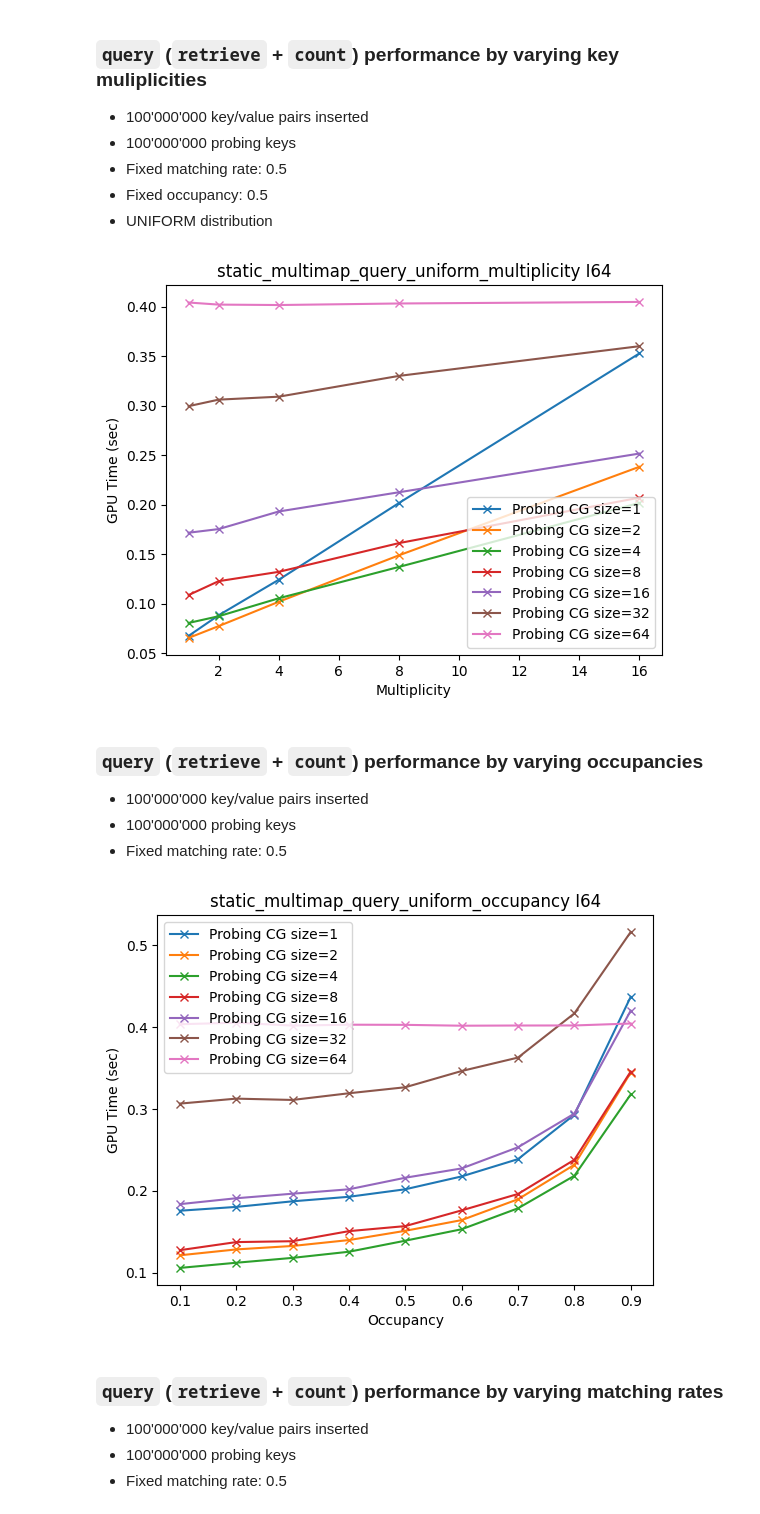
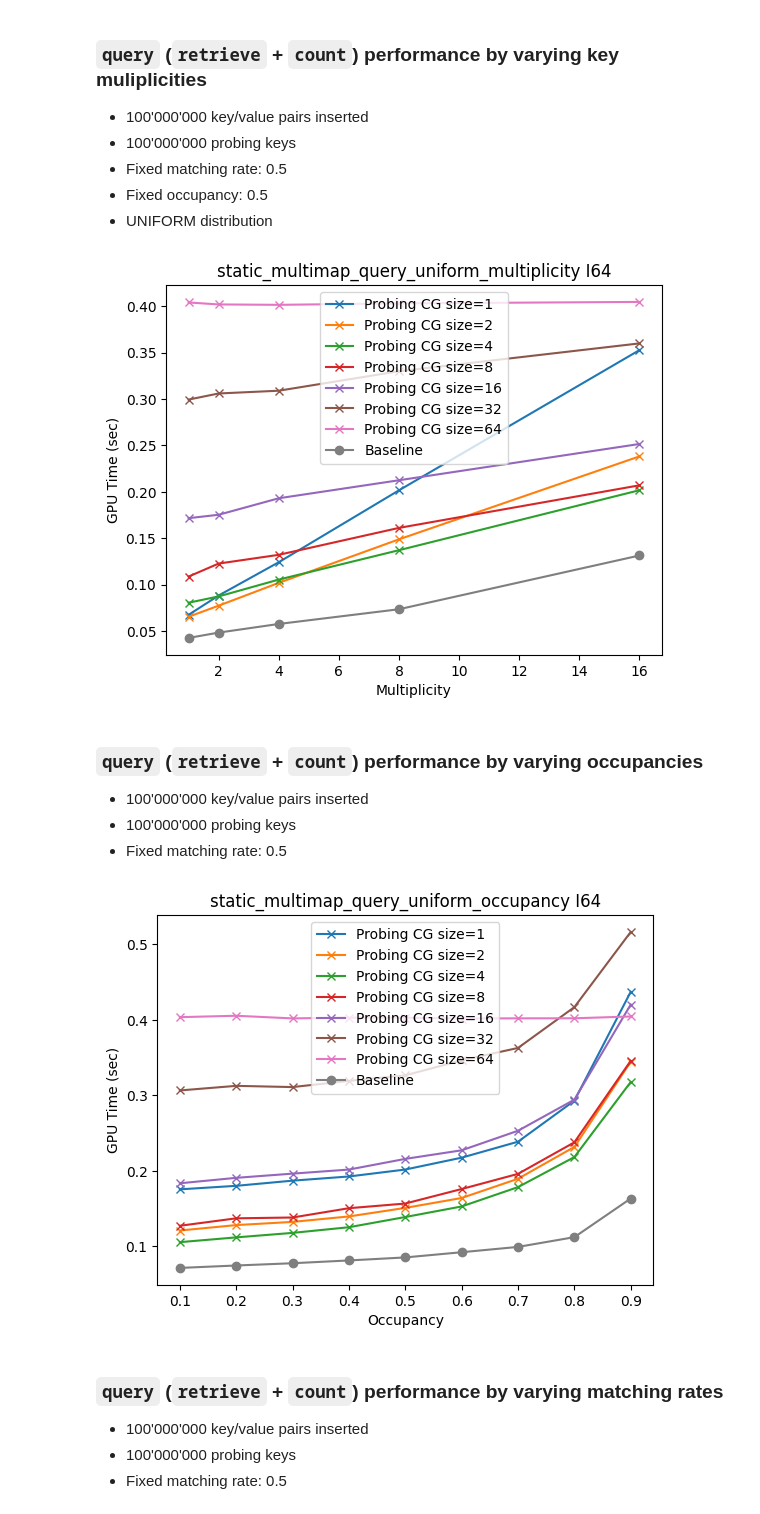
Before and after one commit to ROCm/hipCollections, a Jupyter notebook: benchmarks/analysis/notebooks/StaticMultimap_HIP_CG_analysis.ipynb, the cells around one changed output. Cells and saved outputs as stored; diff of their text form; code cells hidden in the pictures.

Commit message:
added plotting of basline variant to CG performance analysis notebook

```diff
--- a/benchmarks/analysis/notebooks/StaticMultimap_HIP_CG_analysis.ipynb
+++ b/benchmarks/analysis/notebooks/StaticMultimap_HIP_CG_analysis.ipynb
@@ -233,6 +287,10 @@ for bm in unique_bms:
         for group_name, group_data in groups:
           plt.plot(group_data[x_param], group_data["GPU Time (sec)"], label="Probing CG size="+str(group_name), marker="x")
 
+        if plot_baseline:
+          tmpdf_base = perfdf_baseline[(perfdf_baseline["Benchmark"] == bm) & (perfdf_baseline["Key"]==key_type)]
+          plt.plot(tmpdf_base[x_param], tmpdf_base["GPU Time (sec)"], label="Baseline", marker="o")
+
           plt.title(bm+ " "+ key_type)
           plt.xlabel(x_param)
           plt.ylabel("GPU Time (sec)")
@@ -260,6 +318,10 @@ for bm in unique_bms:
         for group_name, group_data in groups:
           plt.plot(group_data[x_param], group_data["GPU Time (sec)"], label="Probing CG size="+str(group_name), marker="x")
 
+        if plot_baseline:
+          tmpdf_base = perfdf_baseline[(perfdf_baseline["Benchmark"] == bm) & (perfdf_baseline["Key"]==key_type)]
+          plt.plot(tmpdf_base[x_param], tmpdf_base["GPU Time (sec)"], label="Baseline", marker="o")
+
           plt.title(bm+ " "+ key_type)
           plt.xlabel(x_param)
           plt.ylabel("GPU Time (sec)")
@@ -274,5 +336,25 @@ for bm in unique_bms:
 <li>Fixed occupancy: 0.5</li>
 </ul>
 # %%
-static_multimap_query_uniform_multiplicity
+for bm in unique_bms:
+    flag = "static_multimap_retrieve_uniform_matching_rate" == bm
+    x_param = "MatchingRate"
+    key_type = "I64"
+
+    if flag:
+        tmpdf = perfdf[(perfdf["Benchmark"] == bm) & (perfdf["Key"]==key_type)]
+
+        groups = tmpdf.groupby("ProbingCGSize")
+
+        for group_name, group_data in groups:
+          plt.plot(group_data[x_param], group_data["GPU Time (sec)"], label="Probing CG size="+str(group_name), marker="x")
+
+        if plot_baseline:
+          tmpdf_base = perfdf_baseline[(perfdf_baseline["Benchmark"] == bm) & (perfdf_baseline["Key"]==key_type)]
+          plt.plot(tmpdf_base[x_param], tmpdf_base["GPU Time (sec)"], label="Baseline", marker="o")
+
+          plt.title(bm+ " "+ key_type)
+          plt.xlabel(x_param)
+          plt.ylabel("GPU Time (sec)")
+          plt.legend()
 # %% [output]
@@ -300,12 +382,16 @@ for bm in unique_bms:
         for group_name, group_data in groups:
           plt.plot(group_data[x_param], group_data["GPU Time (sec)"], label="Probing CG size="+str(group_name), marker="x")
 
+        if plot_baseline:
+          tmpdf_base = perfdf_baseline[(perfdf_baseline["Benchmark"] == bm) & (perfdf_baseline["Key"]==key_type)]
+          plt.plot(tmpdf_base[x_param], tmpdf_base["GPU Time (sec)"], label="Baseline", marker="o")
+
           plt.title(bm+ " "+ key_type)
           plt.xlabel(x_param)
           plt.ylabel("GPU Time (sec)")
           plt.legend()
 # %% [output]
-[figure, old version]
+[figure, new version]
 # %% [markdown]
 ### `query` (`retrieve`  + `count`) performance by varying occupancies
 <ul>
@@ -316,23 +402,26 @@ for bm in unique_bms:
 # %%
 for bm in unique_bms:
     flag = "static_multimap_query_uniform_occupancy" == bm
     x_param = "Occupancy"
     key_type = "I64"
 
     if flag:
         tmpdf = perfdf[(perfdf["Benchmark"] == bm) & (perfdf["Key"]==key_type)]
 
         groups = tmpdf.groupby("ProbingCGSize")
 
         for group_name, group_data in groups:
           plt.plot(group_data[x_param], group_data["GPU Time (sec)"], label="Probing CG size="+str(group_name), marker="x")
+        if plot_baseline:
+          tmpdf_base = perfdf_baseline[(perfdf_baseline["Benchmark"] == bm) & (perfdf_baseline["Key"]==key_type)]
+          plt.plot(tmpdf_base[x_param], tmpdf_base["GPU Time (sec)"], label="Baseline", marker="o")
 
           plt.title(bm+ " "+ key_type)
           plt.xlabel(x_param)
           plt.ylabel("GPU Time (sec)")
           plt.legend()
 # %% [output]
-[figure, old version]
+[figure, new version]
 # %% [markdown]
 ### `query` (`retrieve`  + `count`) performance by varying matching rates
 <ul>
```
Also changed, not shown: parts of 12 cells of this notebook.
